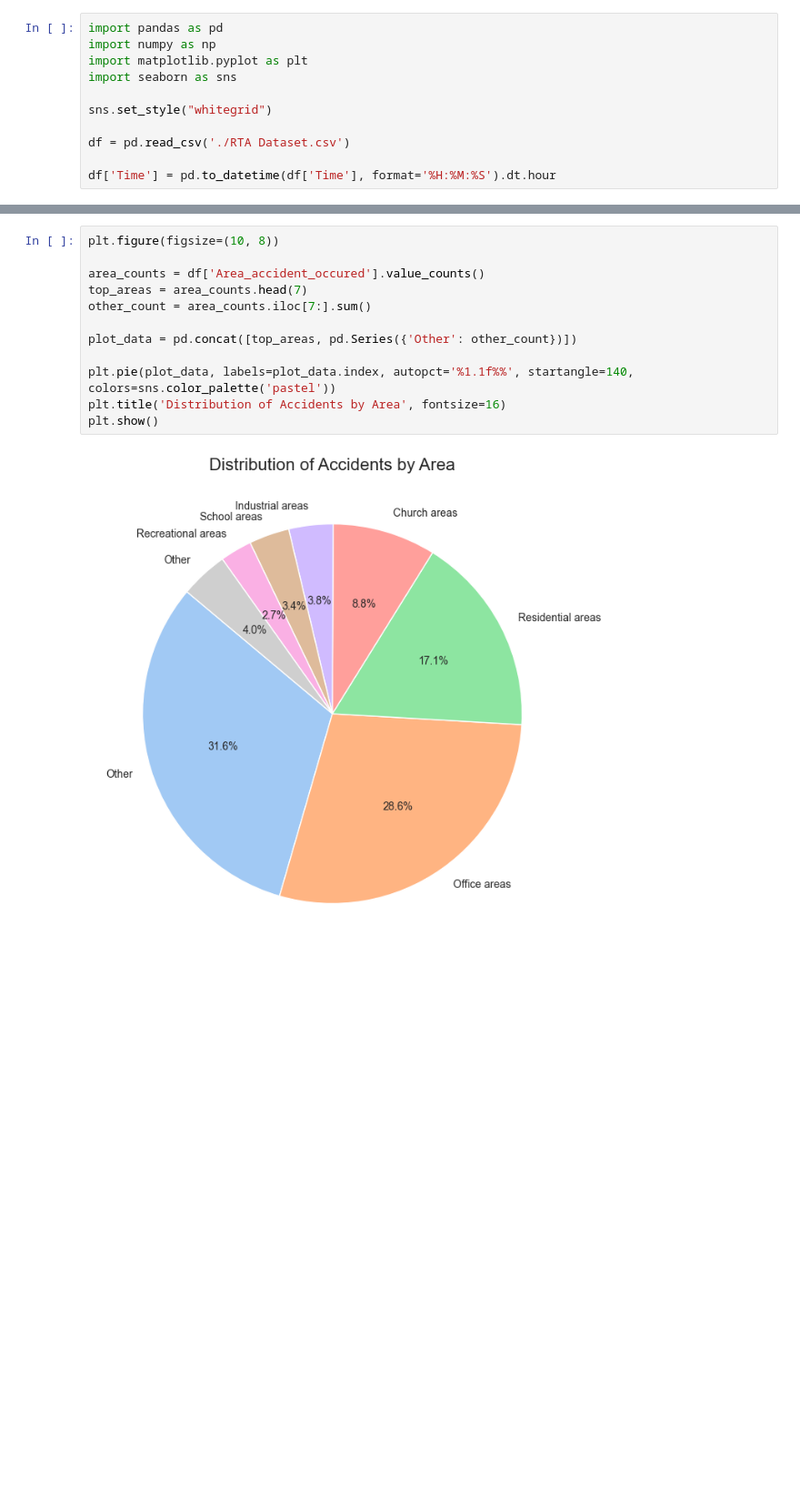
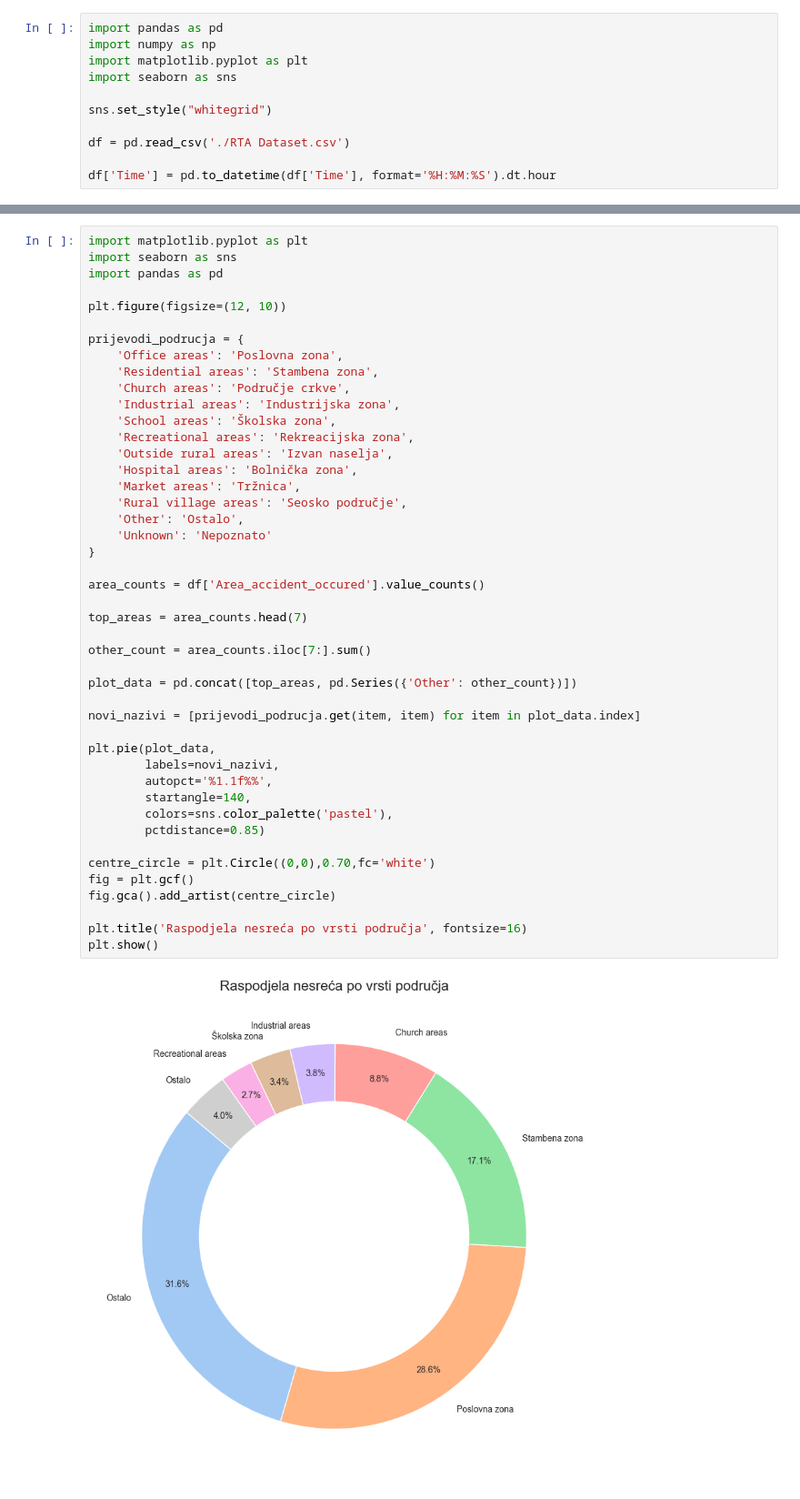
Before and after one commit to ninom5/UUPZ, a Jupyter notebook: pr4.ipynb, the cells around one changed output, grey strips where cells are left out. Shown at 91% size. Saved outputs shown, nothing was run; the diff lists cells and outputs as text; blank space fills up the shorter version.

```diff
--- a/pr4.ipynb
+++ b/pr4.ipynb
@@ -161,17 +207,50 @@ Passing `palette` without assigning `hue` is deprecated and will be removed in v
 # %%
-plt.figure(figsize=(10, 8))
+import matplotlib.pyplot as plt
+import seaborn as sns
+import pandas as pd
+
+plt.figure(figsize=(12, 10))
+
+prijevodi_podrucja = {
+    'Office areas': 'Poslovna zona',
+    'Residential areas': 'Stambena zona',
+    'Church areas': 'Područje crkve',
+    'Industrial areas': 'Industrijska zona',
+    'School areas': 'Školska zona',
+    'Recreational areas': 'Rekreacijska zona',
+    'Outside rural areas': 'Izvan naselja',
+    'Hospital areas': 'Bolnička zona',
+    'Market areas': 'Tržnica',
+    'Rural village areas': 'Seosko područje',
+    'Other': 'Ostalo',
+    'Unknown': 'Nepoznato'
+}
 
 area_counts = df['Area_accident_occured'].value_counts()
+
 top_areas = area_counts.head(7)
+
 other_count = area_counts.iloc[7:].sum()
 
 plot_data = pd.concat([top_areas, pd.Series({'Other': other_count})])
 
-plt.pie(plot_data, labels=plot_data.index, autopct='%1.1f%%', startangle=140, colors=sns.color_palette('pastel'))
-plt.title('Distribution of Accidents by Area', fontsize=16)
+novi_nazivi = [prijevodi_podrucja.get(item, item) for item in plot_data.index]
+
+plt.pie(plot_data,
+        labels=novi_nazivi,
+        autopct='%1.1f%%',
+        startangle=140,
+        colors=sns.color_palette('pastel'),
+        pctdistance=0.85)
+
+centre_circle = plt.Circle((0,0),0.70,fc='white')
+fig = plt.gcf()
+fig.gca().add_artist(centre_circle)
+
+plt.title('Raspodjela nesreća po vrsti područja', fontsize=16)
 plt.show()
 # %% [output]
-[figure, old version]
+[figure, new version]
 # %%
 plt.figure(figsize=(12, 6))
 
```
Also changed, not shown: parts of 24 cells of this notebook, 1 other file.
